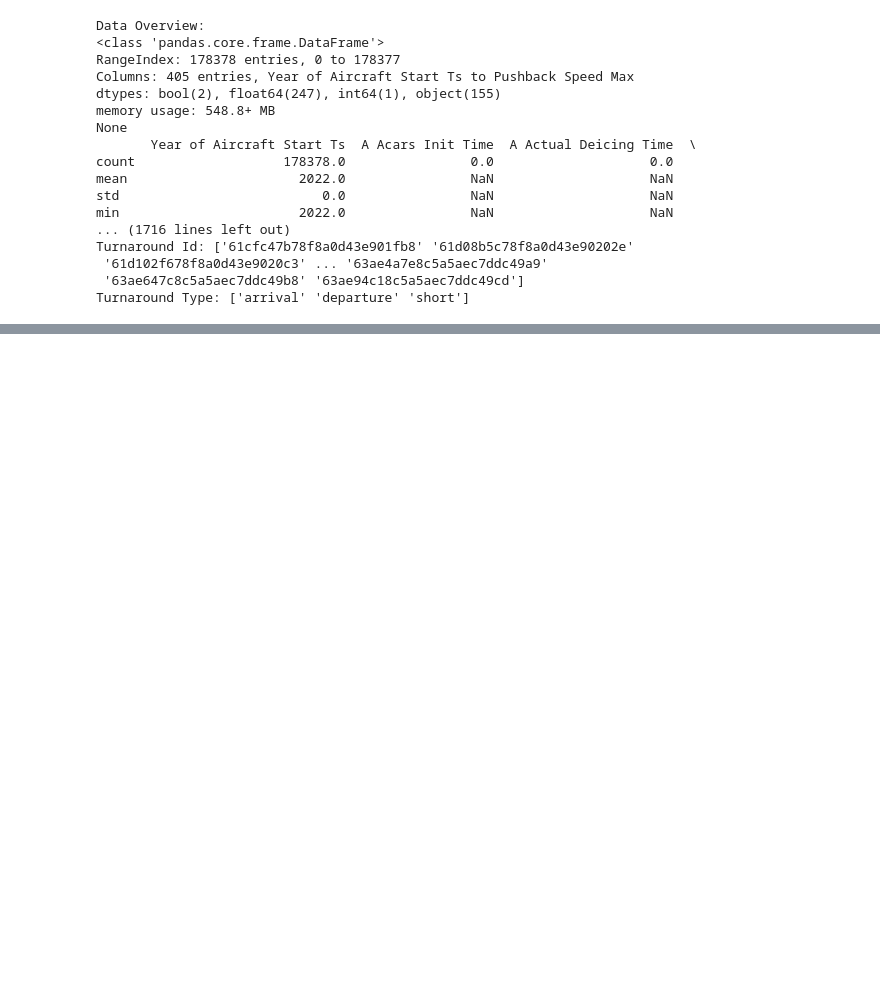
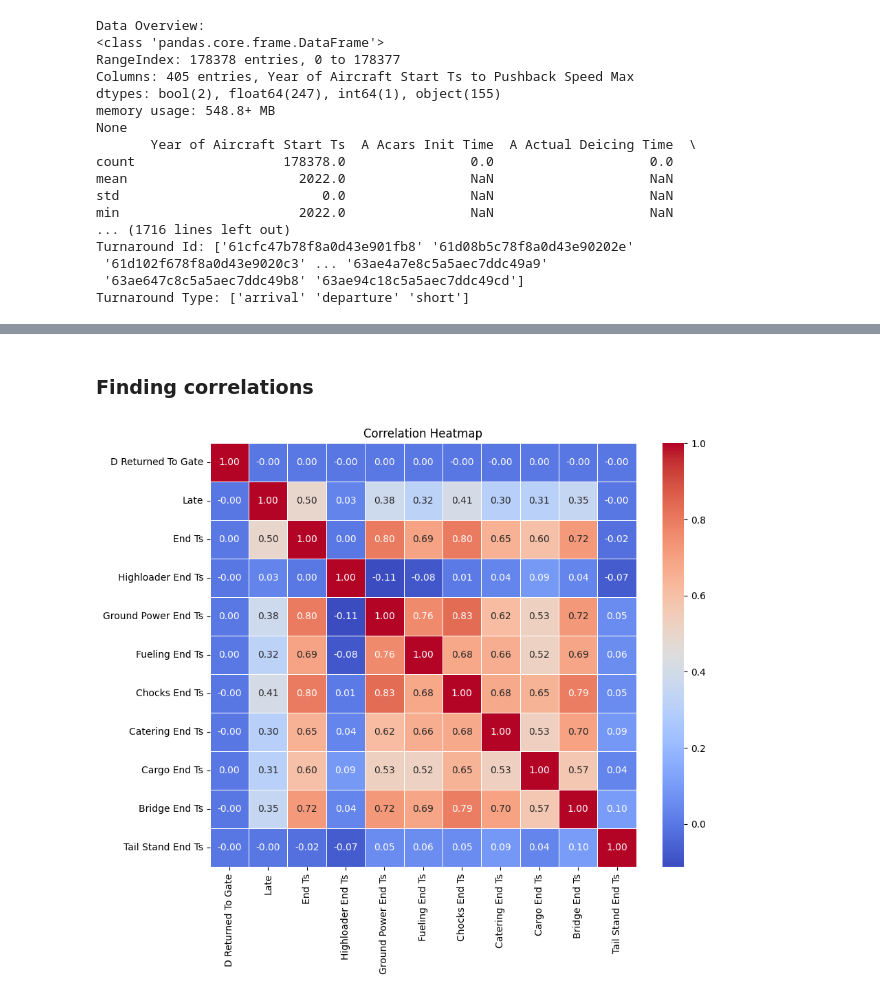
Before and after one commit to jennamorabito/assaia_case, a Jupyter notebook: eda.ipynb, the cells around one changed output, grey strips where cells are left out. Drawn from its saved outputs; the diff is of its cells as text; code cells hidden in the pictures; blank space fills up the shorter version.

```diff
--- a/eda.ipynb
+++ b/eda.ipynb
@@ -107,0 +239,43 @@ date_columns
+# %% [markdown]
+### Finding correlations
+# %%
+# Check common 'Id' values
+common_ids = set(df['Id']).intersection(set(late_arrivals['Id']))
+
+# Create boolean masks for common 'Id' values in both DataFrames
+df['Late'] = df['Id'].isin(common_ids)
+late_arrivals['Late'] = late_arrivals['Id'].isin(common_ids)
+
+# Combine the 'Late' information from both DataFrames
+late_df = pd.concat([df, late_arrivals['Late']], axis=1, sort=False)
+
+# Fill NaN values with False in the 'Late' column
+late_df['Late'].fillna(False, inplace=True)
+# %%
+# Convert datetime to Unix timestamp for all datetime columns
+for col in date_columns:
+    late_df[col] = late_df[col].astype(int) / 10**9
+
+selected_columns = ['D Returned To Gate',
+                    'Late',
+                    'End Ts',
+                    'Highloader End Ts',
+                    'Ground Power End Ts',
+                    'Fueling End Ts',
+                    'Chocks End Ts',
+                    'Catering End Ts',
+                    'Cargo End Ts',
+                    'Bridge End Ts',
+                    'Tail Stand End Ts']
+selected_df = df[selected_columns]
+
+# Calculate the correlation matrix
+correlation_matrix = selected_df.corr()
+# %%
+# Create a heatmap using seaborn
+plt.figure(figsize=(10, 8))
+sns.heatmap(correlation_matrix, annot=True, cmap='coolwarm', fmt=".2f", linewidths=.5)
+plt.title('Correlation Heatmap')
+plt.show()
+# %% [output]
+[figure, added]
```
Also changed, not shown: parts of 26 cells of this notebook, 1 other file.
